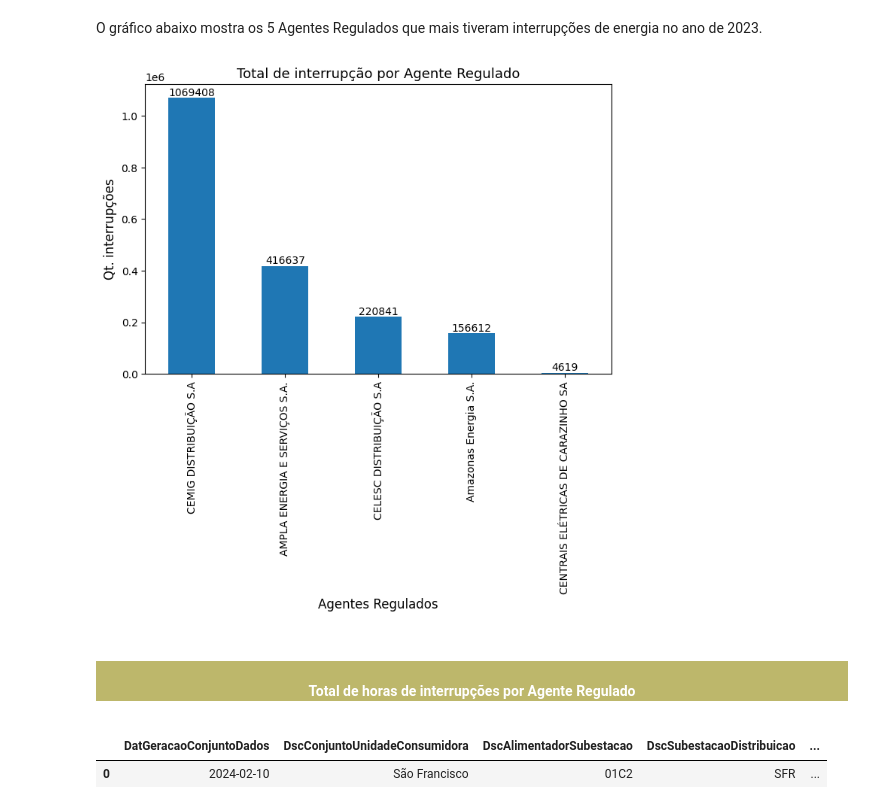
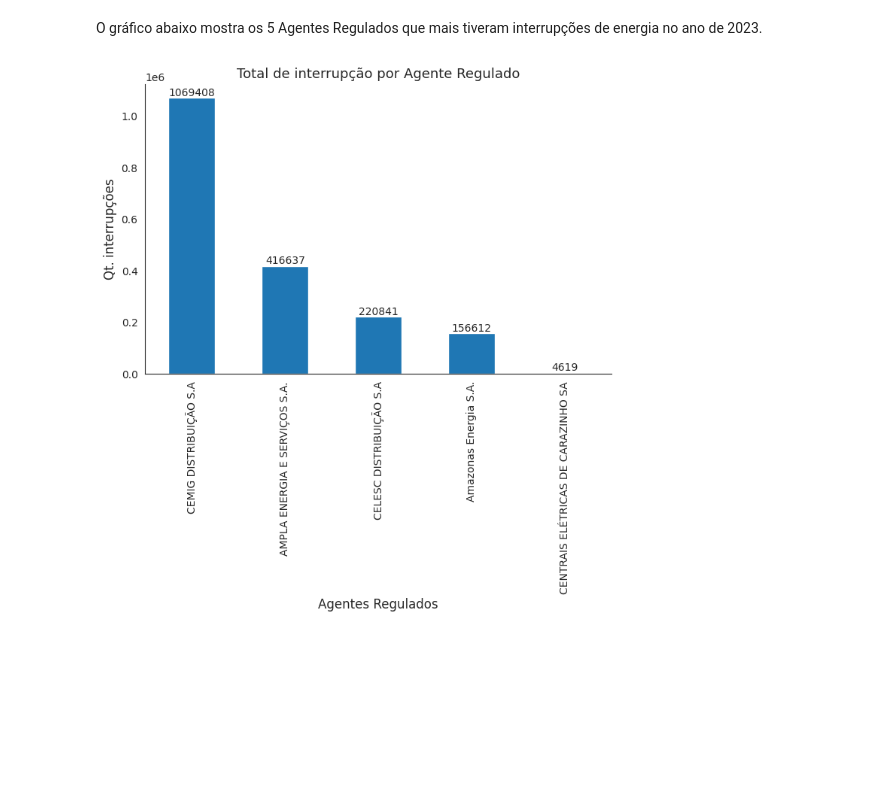
Before and after one commit to Oseiasdfarias/analise-interrupcoes-energia-brasil-2023, a Jupyter notebook: Interrupções de Energia Elétrica nas Redes de Distribuição.ipynb, the cells around one changed output. Cells and saved outputs as stored; diff of their text form; code cells hidden in the pictures; blank space fills up the shorter version.

```diff
--- a/Interrupções de Energia Elétrica nas Redes de Distribuição.ipynb
+++ b/Interrupções de Energia Elétrica nas Redes de Distribuição.ipynb
@@ -9,6 +7,8 @@ import pandas as pd
 import numpy as np
 import seaborn as sns
 from matplotlib import pyplot as plt
+
+sns.set_style("white")
 # %%
 df = pd.read_csv("./interrupcoes-energia-eletrica-2023.csv", sep=';', encoding='ISO-8859-1', low_memory=False)
 # %%
@@ -111,17 +95,11 @@ O gráfico abaixo mostra os 5 Agentes Regulados que mais tiveram interrupções
 # %%
 plt.figure(figsize=(8, 5))
 ax = df.groupby(by="NomAgenteRegulado")["SigAgente"].count()[0:5].sort_values(ascending=False).plot(kind='bar')
 ax.bar_label(ax.containers[0], fmt="%.0f")
 plt.title("Total de interrupção por Agente Regulado", fontsize=13);
 plt.xlabel("Agentes Regulados", fontsize=12)
 plt.ylabel("Qt. interrupções", fontsize=12)
+sns.despine()
 plt.show()
 # %% [output]
-[figure, old version]
+[figure, new version]
-# %% [markdown]
-<center> <h4 style="background-color:DarkKhaki; color:white" > <br>Total de horas de interrupções por Agente Regulado <br></h4></center>
-# %%
-df.head(1)
-# %% [output]
-|  | DatGeracaoConjuntoDados | DscConjuntoUnidadeConsumidora | DscAlimentadorSubestacao | DscSubestacaoDistribuicao | ... |
-| 0 | 2024-02-10 | São Francisco | 01C2 | SFR | ... |
```
Also changed, not shown: parts of 40 cells of this notebook, 2 other files.
